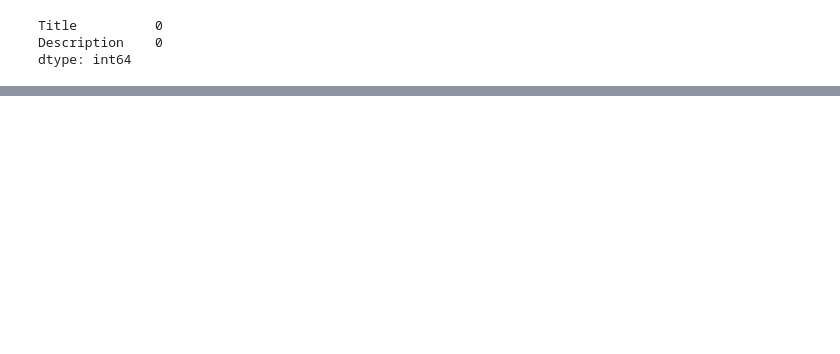
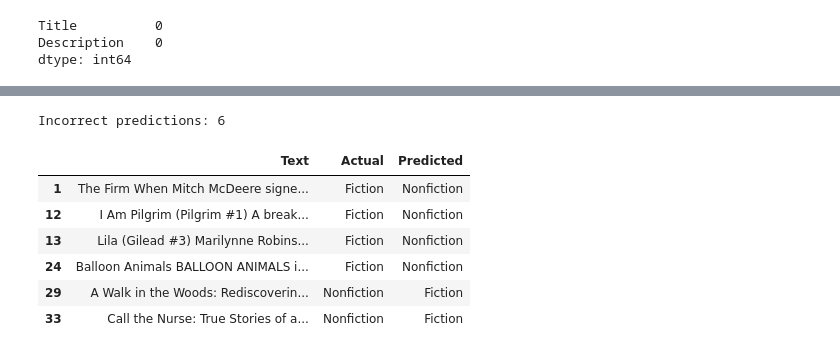
Before and after one commit to matildadaniela/Book-scraping-project, a Jupyter notebook: Book_Scraping_Project.ipynb, the cells around one changed output, grey strips where cells are left out. Cells and saved outputs as stored; diff of their text form; code cells hidden in the pictures; blank space fills up the shorter version.

```diff
--- a/Book_Scraping_Project.ipynb
+++ b/Book_Scraping_Project.ipynb
@@ -162,0 +253,8 @@ dtype: int64
+# %%
+from sklearn.naive_bayes import MultinomialNB
+
+
+model = MultinomialNB()
+
+#Train the model
+model.fit(X_train_vec, y_train)
@@ -162,0 +308,21 @@ dtype: int64
+# %%
+#Show incorrect predictions
+
+y_pred_test = model.predict(X_test_vec)
+
+results = pd.DataFrame({'Text': X_test.values, 'Actual': y_test.values, 'Predicted': y_pred_test})
+
+incorrect = results[results['Actual'] != results['Predicted']]
+
+print("Incorrect predictions:", len(incorrect))
+
+incorrect
+# %% [output]
+Incorrect predictions: 6
+|  | Text | Actual | Predicted |
+| 1 | The Firm When Mitch McDeere signe... | Fiction | Nonfiction |
+| 12 | I Am Pilgrim (Pilgrim #1) A break... | Fiction | Nonfiction |
+| 13 | Lila (Gilead #3) Marilynne Robins... | Fiction | Nonfiction |
+| 24 | Balloon Animals BALLOON ANIMALS i... | Fiction | Nonfiction |
+| 29 | A Walk in the Woods: Rediscoverin... | Nonfiction | Fiction |
+| 33 | Call the Nurse: True Stories of a... | Nonfiction | Fiction |
```
Also changed, not shown: parts of 14 cells of this notebook.
